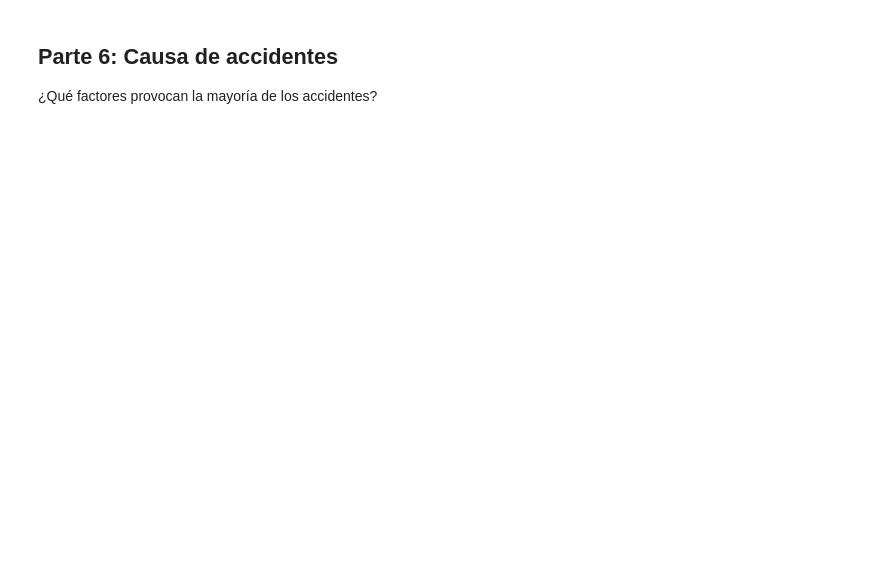
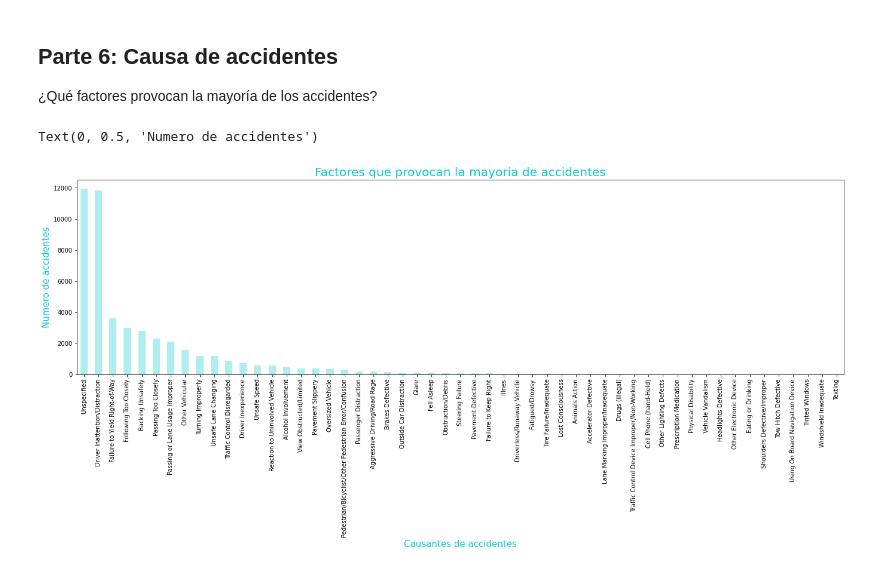
Before and after one commit to CarolinaGarcia19/Clase1, a Jupyter notebook: Taller_Semana_4.ipynb, the cells around one changed output. Cells and saved outputs as stored; diff of their text form; code cells hidden in the pictures; blank space fills up the shorter version.

```diff
--- a/Taller_Semana_4.ipynb
+++ b/Taller_Semana_4.ipynb
@@ -166,0 +206,9 @@ Trace un gráfico de barras del número total de accidentes en cada comuna, así
+# %%
+fa=df['CONTRIBUTING FACTOR VEHICLE 1'].value_counts().plot(kind="bar",figsize=(23,6),color="paleturquoise")
+
+plt.title("Factores que provocan la mayoria de accidentes",fontsize=20,color="darkturquoise")
+plt.xlabel("Causantes de accidentes",fontsize=15,color="darkturquoise")
+plt.ylabel("Numero de accidentes",fontsize=15,color="darkturquoise")
+# %% [output]
+Text(0, 0.5, 'Numero de accidentes')
+[figure, added]
```
Also changed, not shown: parts of 9 cells of this notebook.
